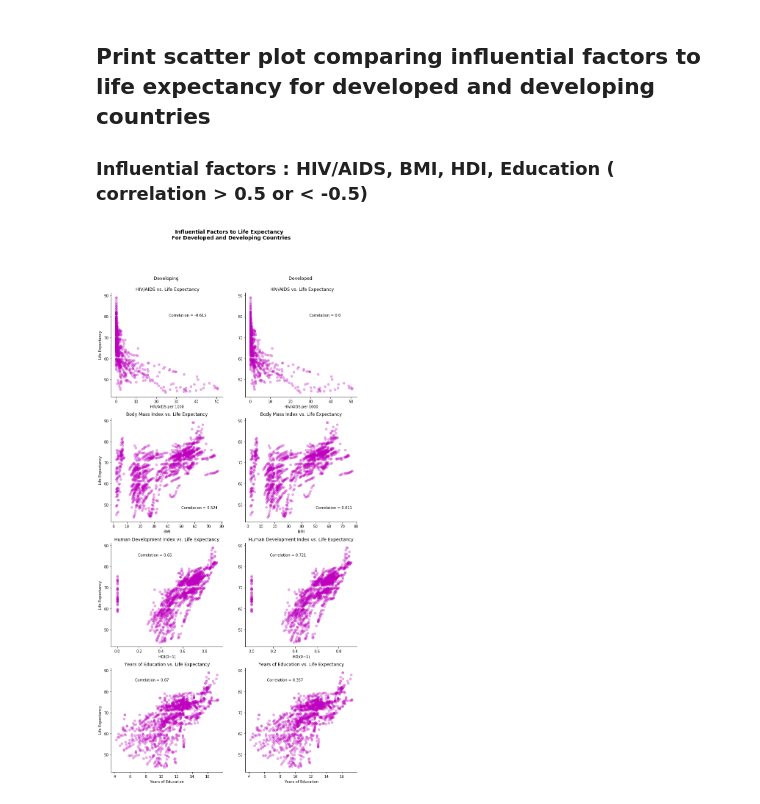
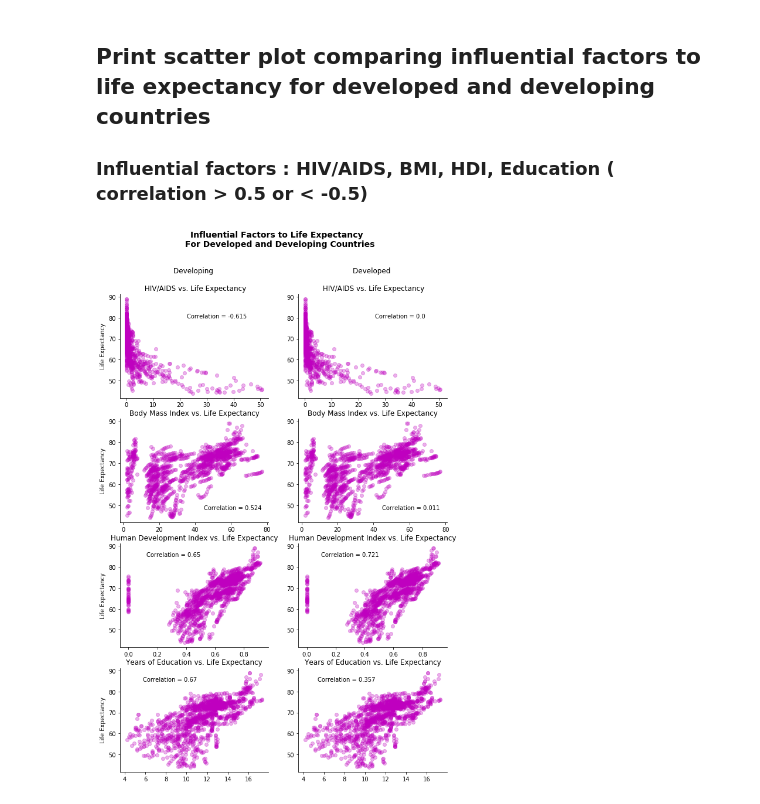
Before and after one commit to jeed123456789/data_science_project2, a Jupyter notebook: data_analysis.ipynb, the cells around one changed output. Drawn from its saved outputs; the diff is of its cells as text; code cells hidden in the pictures.

```diff
--- a/data_analysis.ipynb
+++ b/data_analysis.ipynb
@@ -421,7 +421,7 @@ plt.show()
 # Code for scatter plot comparing influential factors to developed and developing countries
 
 # plot settings (# of rows and columns, size)
-fig, ax = plt.subplots(nrows = 4, ncols = 2, sharex = False, figsize = (12,24))
+fig, ax = plt.subplots(nrows = 4, ncols = 2, sharex = False, figsize = (10,15))
 
 # "ravel" the plot from 3 rows and 2 columns to 1 row and 6 coulumns
 ax = ax.ravel()
@@ -465,44 +465,36 @@ for var in ax:
     if count == 0:
         var.set_title("Developing \n \n HIV/AIDS vs. Life Expectancy", fontsize = 12)
         var.text(45, 80, message, horizontalalignment='right')
-        var.set_xlabel("HIV/AIDS per 1000")
         var.set_ylabel("Life Expectancy")
     elif count == 1:
         var.set_title("Developed \n \n HIV/AIDS vs. Life Expectancy", fontsize = 12)
         var.text(45, 80, message, horizontalalignment='right')
-        var.set_xlabel("HIV/AIDS per 1000")
     elif count == 2:
         var.set_title("Body Mass Index vs. Life Expectancy", fontsize = 12)
         var.text(77, 48, message, horizontalalignment='right')
-        var.set_xlabel("BMI")
         var.set_ylabel("Life Expectancy")
     elif count == 3:
         var.set_title("Body Mass Index vs. Life Expectancy", fontsize = 12)
-        var.set_xlabel("BMI")
         var.text(77, 48, message, horizontalalignment='right')
     elif count == 4:
         var.set_title("Human Development Index vs. Life Expectancy", fontsize = 12)
         var.text(0.5, 85, message, horizontalalignment='right')
-        var.set_xlabel("HDI(0~1)")
         var.set_ylabel("Life Expectancy")
     elif count ==5:
         var.set_title("Human Development Index vs. Life Expectancy", fontsize = 12)
         var.text(0.5, 85, message, horizontalalignment='right')
-        var.set_xlabel("HDI(0~1)")
     elif count == 6:
         var.set_title("Years of Education vs. Life Expectancy", fontsize = 12)
         var.text(11, 85, message, horizontalalignment='right')
-        var.set_xlabel("Years of Education")
         var.set_ylabel("Life Expectancy")
     else:
         var.set_title("Years of Education vs. Life Expectancy", fontsize = 12)
         var.text(11, 85, message, horizontalalignment='right')
-        var.set_xlabel("Years of Education")
 
     count+=1
 
 # save scatter plot as a png file
 plt.savefig("graphs\scatter_plot_6.png", bbox_inches="tight", dpi = 100)
 plt.show()
 # %% [output]
-[figure, old version]
+[figure, new version]
```
Also changed, not shown: parts of 1 cell of this notebook.
